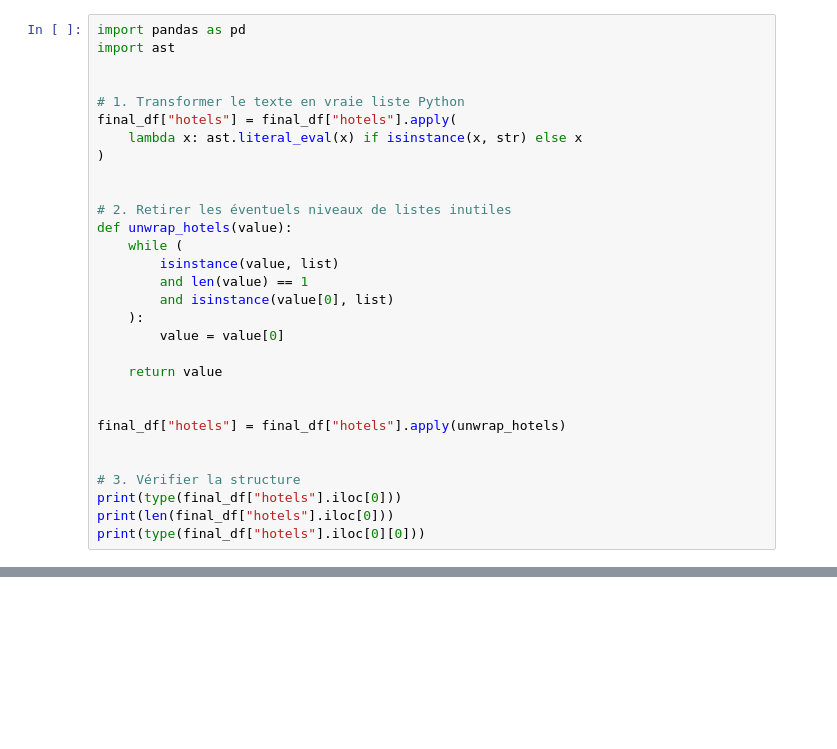
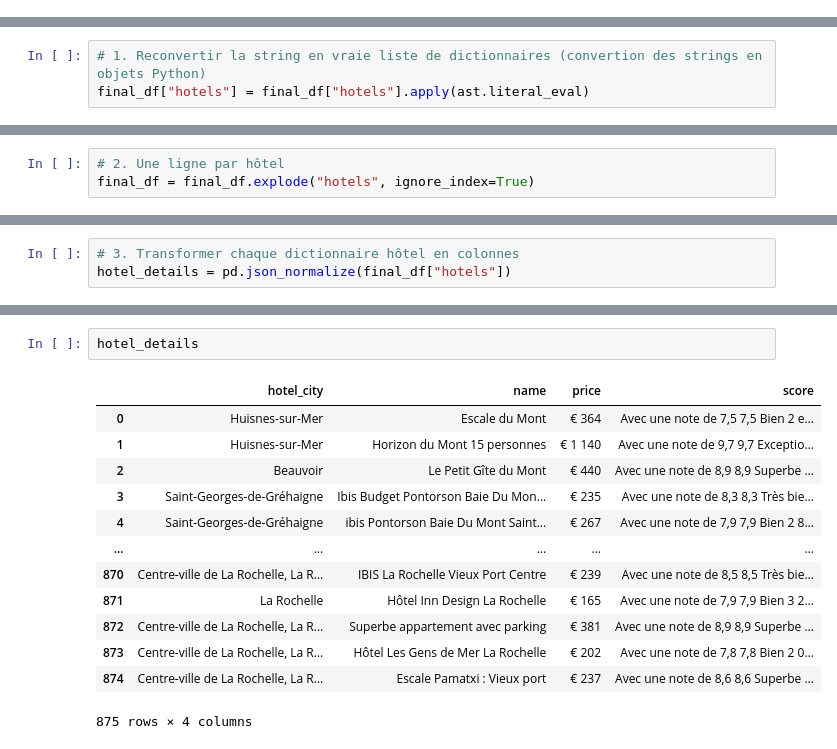
Before and after one commit to helene-mourez/jedha_kayak, a Jupyter notebook: dataset_build.ipynb, the cells around one changed output, grey strips where cells are left out. Saved outputs shown, nothing was run; the diff lists cells and outputs as text; blank space fills up the shorter version.

Commit message:
Normalisation df_hotels

```diff
--- a/dataset_build.ipynb
+++ b/dataset_build.ipynb
@@ -61,30 +7,0 @@ print(type(hotel_lists.iloc[0][0]))
-# %%
-import pandas as pd
-import ast
-
-
-# 1. Transformer le texte en vraie liste Python
-final_df["hotels"] = final_df["hotels"].apply(
-    lambda x: ast.literal_eval(x) if isinstance(x, str) else x
-)
-
-
-# 2. Retirer les éventuels niveaux de listes inutiles
-def unwrap_hotels(value):
-    while (
-        isinstance(value, list)
-        and len(value) == 1
-        and isinstance(value[0], list)
-    ):
-        value = value[0]
-
-    return value
-
-
-final_df["hotels"] = final_df["hotels"].apply(unwrap_hotels)
-
-
-# 3. Vérifier la structure
-print(type(final_df["hotels"].iloc[0]))
-print(len(final_df["hotels"].iloc[0]))
-print(type(final_df["hotels"].iloc[0][0]))
@@ -135,0 +28,3 @@ df_hotels.head(25)
+# %%
+# 1. Reconvertir la string en vraie liste de dictionnaires (convertion des strings en objets Python)
+final_df["hotels"] = final_df["hotels"].apply(ast.literal_eval)
@@ -135,0 +51,3 @@ df_hotels.head(25)
+# %%
+# 2. Une ligne par hôtel
+final_df = final_df.explode("hotels", ignore_index=True)
@@ -135,0 +70,3 @@ df_hotels.head(25)
+# %%
+# 3. Transformer chaque dictionnaire hôtel en colonnes
+hotel_details = pd.json_normalize(final_df["hotels"])
@@ -135,0 +91,16 @@ df_hotels.head(25)
+# %%
+hotel_details
+# %% [output]
+|  | hotel_city | name | price | score |
+| 0 | Huisnes-sur-Mer | Escale du Mont | € 364 | Avec une note de 7,5 7,5 Bien 2 e... |
+| 1 | Huisnes-sur-Mer | Horizon du Mont 15 personnes | € 1 140 | Avec une note de 9,7 9,7 Exceptio... |
+| 2 | Beauvoir | Le Petit Gîte du Mont | € 440 | Avec une note de 8,9 8,9 Superbe ... |
+| 3 | Saint-Georges-de-Gréhaigne | Ibis Budget Pontorson Baie Du Mon... | € 235 | Avec une note de 8,3 8,3 Très bie... |
+| 4 | Saint-Georges-de-Gréhaigne | ibis Pontorson Baie Du Mont Saint... | € 267 | Avec une note de 7,9 7,9 Bien 2 8... |
+| ... | ... | ... | ... | ... |
+| 870 | Centre-ville de La Rochelle, La R... | IBIS La Rochelle Vieux Port Centre | € 239 | Avec une note de 8,5 8,5 Très bie... |
+| 871 | La Rochelle | Hôtel Inn Design La Rochelle | € 165 | Avec une note de 7,9 7,9 Bien 3 2... |
+| 872 | Centre-ville de La Rochelle, La R... | Superbe appartement avec parking | € 381 | Avec une note de 8,9 8,9 Superbe ... |
+| 873 | Centre-ville de La Rochelle, La R... | Hôtel Les Gens de Mer La Rochelle | € 202 | Avec une note de 7,8 7,8 Bien 2 0... |
+| 874 | Centre-ville de La Rochelle, La R... | Escale Pamatxi : Vieux port | € 237 | Avec une note de 8,6 8,6 Superbe ... |
+875 rows × 4 columns
```
Also changed, not shown: parts of 17 cells of this notebook, 11 other files.
